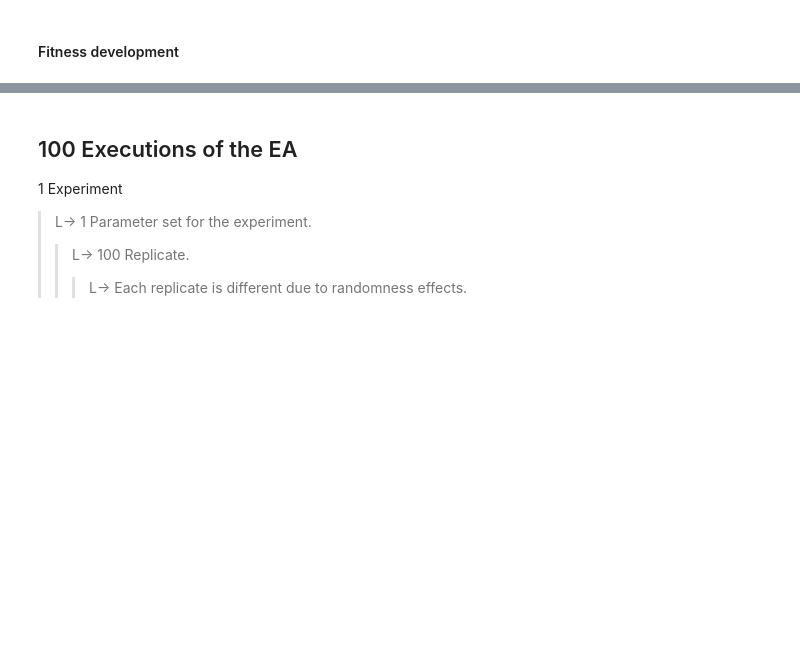
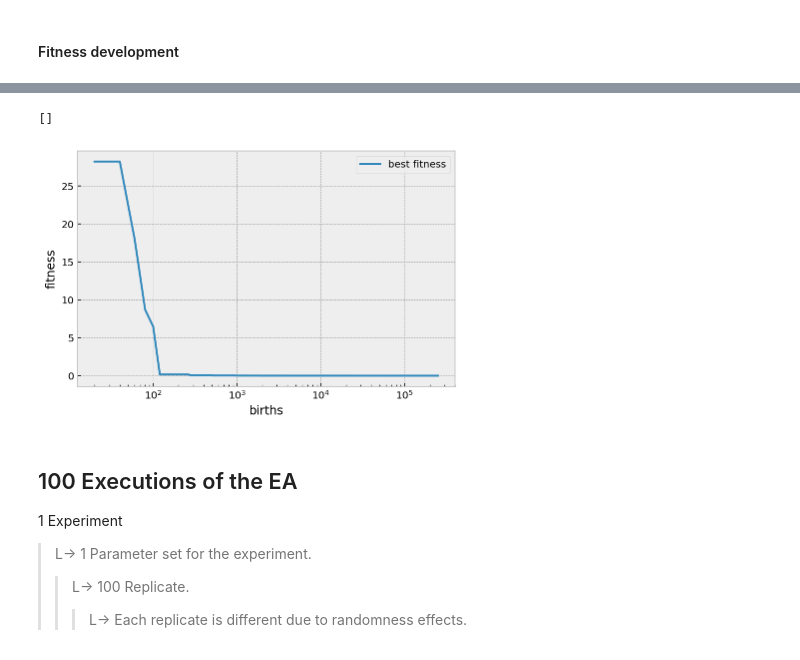
Before and after one commit to EloyRD/ThesisExp, a Jupyter notebook: EA_C_01_OneParameterSet.ipynb, the cells around one changed output, grey strips where cells are left out. Drawn from its saved outputs; the diff is of its cells as text; code cells hidden in the pictures; blank space fills up the shorter version.

```diff
--- a/EA_C_01_OneParameterSet.ipynb
+++ b/EA_C_01_OneParameterSet.ipynb
@@ -27,13 +26,3 @@ import matplotlib.ticker as ticker
 
 import pandas as pd
 import statistics as stats
-# %%
-%matplotlib inline
-#%config InlineBackend.figure_format = "retina"
-
-plt.style.use("default")
-plt.style.use("bmh")
-# plt.rcParams.update({"figure.autolayout": True})
-plt.rcParams["figure.figsize"] = (12, 9)
-mpl.rcParams["figure.dpi"] = 100
-mpl.rcParams["savefig.dpi"] = 100
@@ -44,3 +29,11 @@ pd.set_option("display.latex.longtable", True)
+# %%
+plt.style.use("bmh")
+plt.rcParams.update({"figure.autolayout": True})
+%matplotlib inline
+%config InlineBackend.figure_format = 'retina'
+
+pd.set_option("display.latex.repr", True)
+pd.set_option("display.latex.longtable", True)
 # %% [markdown]
 # Fitness Landscape Definition
 # %%
@@ -152,7 +102,8 @@ plt.plot(plot_x,plot_y)
 # Algorithm parameters
 # Number of replicates, and generations per experiment
 rep_end = 1
-births_end = 120e3
+gen_end = 5000
+births_end = 250e3
 
 # Genes
 gen_size = 2
@@ -226,7 +177,7 @@ L-> 1 Parameter set for the experiment.
 # starting seed
 rnd.seed(42)
 # %%
-%%timeit
+%%time
 if __name__ == "__main__":
     for rep_n in range(rep_end):
         rep_seed = rnd.randint(0, 999)
@@ -244,7 +195,7 @@ if __name__ == "__main__":
         while births < births_end:
             # Select Parents and clone them as base for offsprings
             parents = toolbox.par_select(pop, par_size)
-            offspring = [toolbox.clone(ind) for ind in parents]
+            offspring = [toolbox.clone(ind) for ind in pop]
             births = births + len(offspring)
 
             # Aplly crossover
@@ -316,3 +239,11 @@ Wall time: 47.3 s
+# %%
+fig, ax = plt.subplots()
+ax = sns.lineplot(x="births", y="best", data=fitness_res, label="best fitness")
+ax.set(xlabel="births", ylabel="fitness", xscale="log")
+ax.plot()
+# %% [output]
+[]
+[figure, added]
 # %% [markdown]
 ## 100 Executions of the EA
 1 Experiment
```
Also changed, not shown: parts of 33 cells of this notebook, 43 other files.
